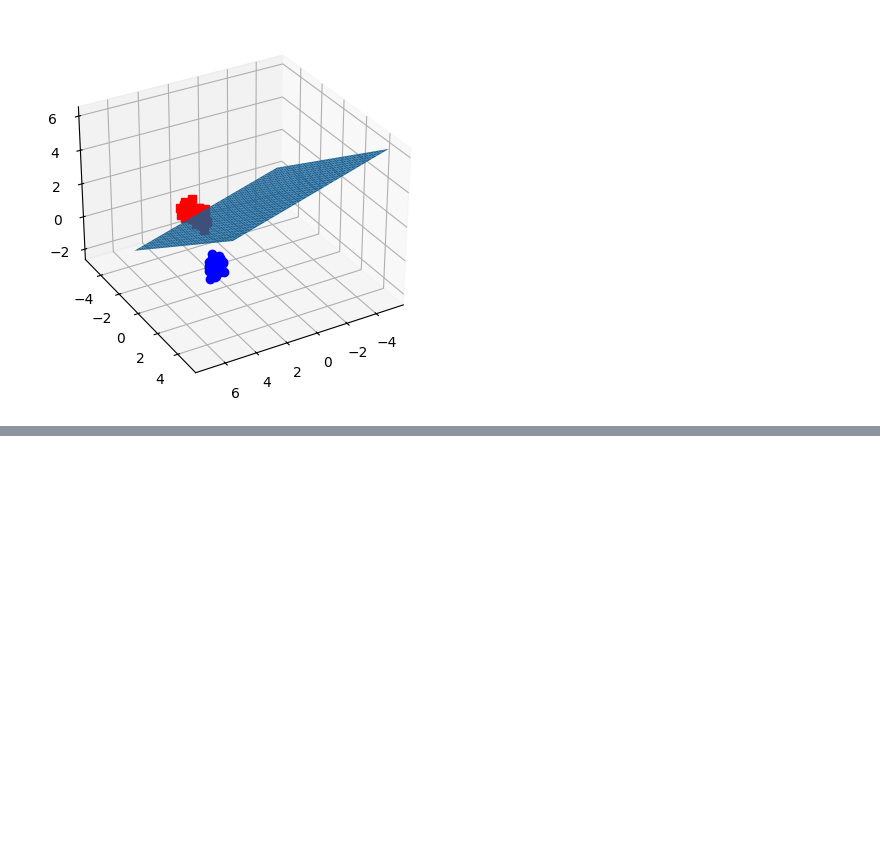
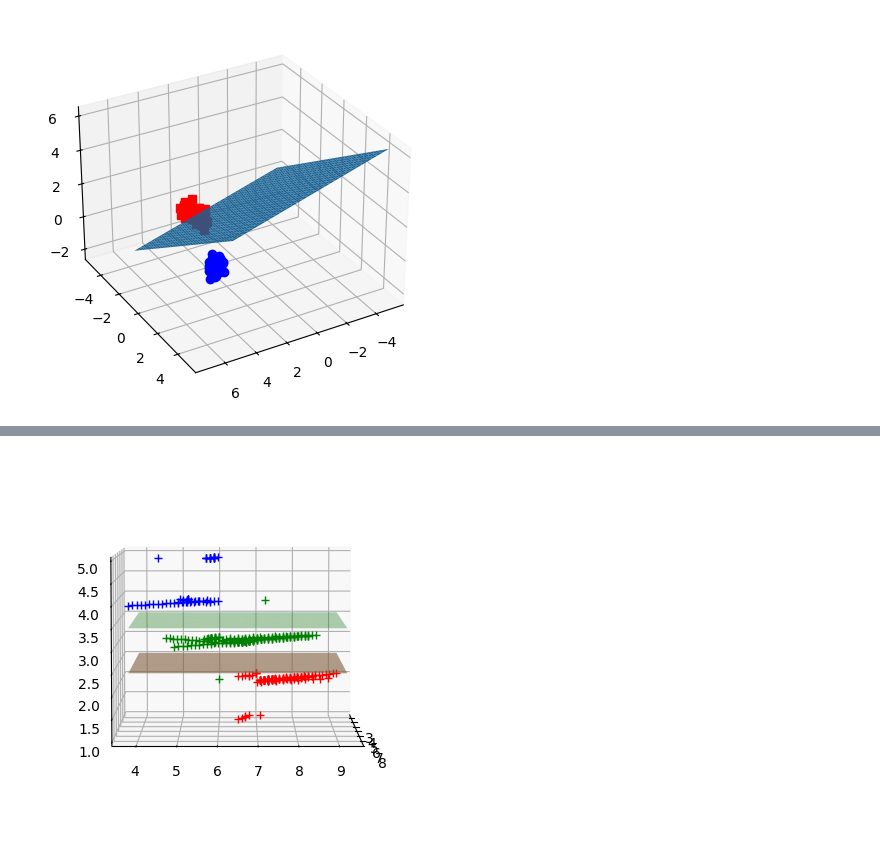
Before and after one commit to Andradev101/pause-student-social-media-addiction-eda, a Jupyter notebook: notebooks/support-vector-machines.ipynb, the cells around one changed output, grey strips where cells are left out. Drawn from its saved outputs; the diff is of its cells as text; code cells hidden in the pictures; blank space fills up the shorter version.

```diff
--- a/notebooks/support-vector-machines.ipynb
+++ b/notebooks/support-vector-machines.ipynb
@@ -608,0 +622,68 @@ plt.show()
+# %%
+# Source - https://stackoverflow.com/a/61226259
+# Posted by seralouk, modified by community. See post 'Timeline' for change history
+# Retrieved 2026-05-11, License - CC BY-SA 4.0
+
+from sklearn.pipeline import make_pipeline
+from sklearn.svm import SVC
+import numpy as np
+import matplotlib.pyplot as plt
+import plotly.express as px
+from sklearn.preprocessing import StandardScaler
+import plotly.io as pio
+from IPython.display import HTML
+
+# from sklearn import svm
+# from mpl_toolkits.mplot3d import Axes3D
+# from sklearn.preprocessing import PolynomialFeatures, StandardScaler
+# from sklearn.svm import LinearSVC
+
+
+# filtered_df = df[(df['Addicted_Score'] == 5) | (df['Addicted_Score'] == 9)] #quartiles: 25% max respectively
+filtered_df = df[(df['Addicted_Score'] == 5) | (df['Addicted_Score'] == 9) | (df['Addicted_Score'] == 7)] #quartiles: 25% 50% max respectively
+X = filtered_df.loc[:,["Avg_Daily_Usage_Hours", "Sleep_Hours_Per_Night", "Conflicts_Over_Social_Media"]]
+Y = filtered_df.Addicted_Score
+
+# polynomial_svm_clf = make_pipeline(
+#     PolynomialFeatures(degree=3),
+#     StandardScaler(),
+#     LinearSVC(C=1, max_iter=10_000, random_state=42)
+# )
+# polynomial_svm_clf.fit(X, Y)
+# clf1 = make_pipeline(
+#     StandardScaler()
+# )
+
+clf1 = SVC(kernel='linear').fit(X, Y == 5)
+clf2 = SVC(kernel='linear').fit(X, Y == 7)
+clf3 = SVC(kernel='linear').fit(X, Y == 9)
+
+# The equation of the separating plane is given by all x so that np.dot(svc.coef_[0], x) + b = 0.
+# Solve for w3 (z)
+# print(clf.intercept_[0], clf.coef_[0])
+z1 = lambda x,y: (-clf1.intercept_[0]-clf1.coef_[0][0]*x -clf1.coef_[0][1]*y) / clf1.coef_[0][2]
+z2 = lambda x,y: (-clf2.intercept_[0]-clf2.coef_[0][0]*x -clf2.coef_[0][1]*y) / clf2.coef_[0][2]
+z3 = lambda x,y: (-clf3.intercept_[0]-clf3.coef_[0][0]*x -clf3.coef_[0][1]*y) / clf3.coef_[0][2]
+# print(X, Y)
+
+# create mesh using limits for x and y
+xlim = [X.iloc[:,0].min(), X.iloc[:,0].max()]
+ylim = [X.iloc[:,1].min(), X.iloc[:,1].max()]
+xx, yy = np.meshgrid(
+    np.linspace(xlim[0], xlim[1], 30),
+    np.linspace(ylim[0], ylim[1], 30)
+)
+fig = plt.figure()
+ax  = fig.add_subplot(111, projection='3d')
+X = X.to_numpy()
+# print(X[Y==5,0])
+ax.plot3D(X[Y==5,0], X[Y==5,1], X[Y==5,2],'+r')
+ax.plot3D(X[Y==7,0], X[Y==7,1], X[Y==7,2],'+g')
+ax.plot3D(X[Y==9,0], X[Y==9,1], X[Y==9,2],'+b')
+ax.plot_surface(xx, yy, z1(xx,yy), alpha=0.4)
+ax.plot_surface(xx, yy, z2(xx,yy), alpha=0.4)
+ax.plot_surface(xx, yy, z3(xx,yy), alpha=0.4)
+ax.view_init(5,0)
+plt.show()
+# %% [output]
+[figure, added]
```
Also changed, not shown: parts of 2 cells of this notebook.
